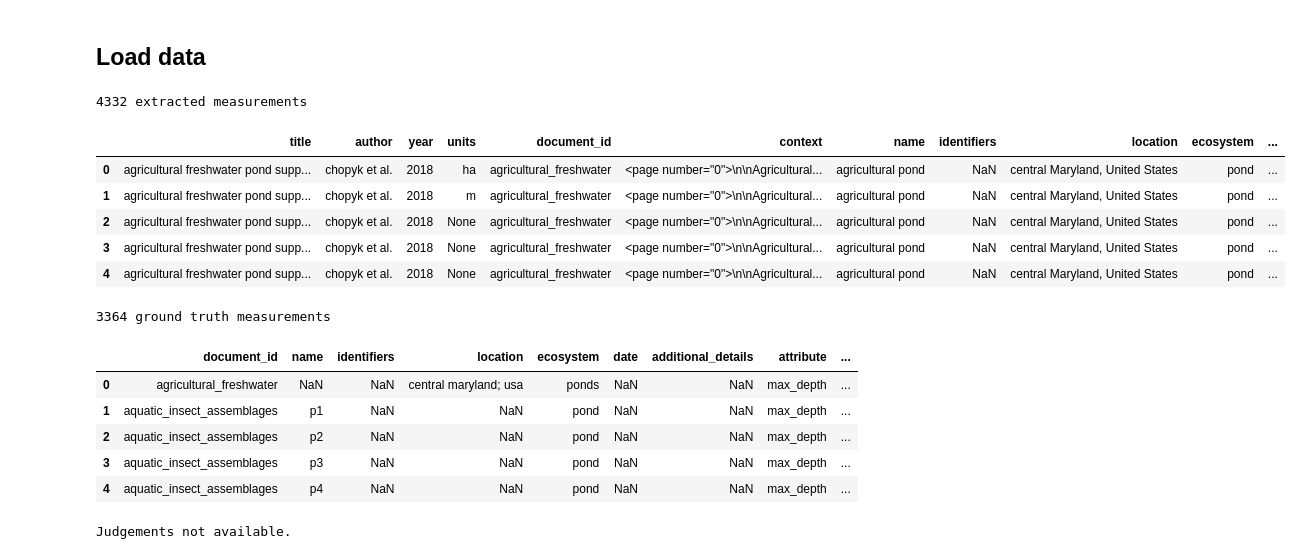
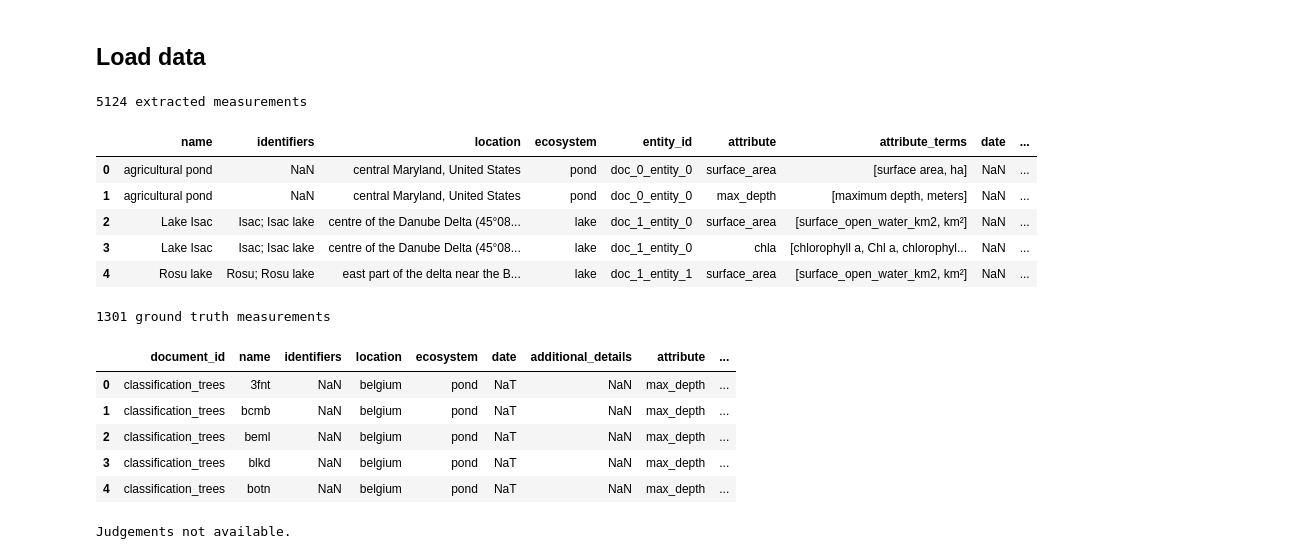
Before and after one commit to kevinqnb/scholarlm, a Jupyter notebook: analysis/extraction_analysis.ipynb, the cells around one changed output. Cells and saved outputs as stored; diff of their text form; code cells hidden in the pictures.

```diff
--- a/analysis/extraction_analysis.ipynb
+++ b/analysis/extraction_analysis.ipynb
@@ -84,40 +83,39 @@ def normalize_superscripts(s: str) -> str:
 ## Load data
 # %%
 # ── Config ────────────────────────────────────────────────────────────────────
-DATASET = 'pond'
+DATASET = 'pond_ten'
 MODEL = 'gpt-oss-120b'
 EXTRACTION_DATE = '2026_05_01'  # set to None to use most recent run
 
 config = load_dataset_config(DATASET)
 # %%
-#records = load_extraction(DATASET, MODEL, EXTRACTION_DATE)
-records = load_ablation(DATASET, 1, MODEL, '2026_05_01')
+records = load_extraction(DATASET, MODEL, EXTRACTION_DATE)
 extraction_df = pd.DataFrame(records)
 extraction_df = apply_unit_conversion(extraction_df, {})
 extraction_df.loc[extraction_df.attribute == 'ph', 'units'] = 'None'
 print(f'{len(extraction_df)} extracted measurements')
 extraction_df.head()
 # %% [output]
-4332 extracted measurements
+5124 extracted measurements
-|  | title | author | year | units | document_id | context | name | identifiers | location | ecosystem | ... |
-| 0 | agricultural freshwater pond supp... | chopyk et al. | 2018 | ha | agricultural_freshwater | <page number="0">\n\nAgricultural... | agricultural pond | NaN | central Maryland, United States | pond | ... |
-| 1 | agricultural freshwater pond supp... | chopyk et al. | 2018 | m | agricultural_freshwater | <page number="0">\n\nAgricultural... | agricultural pond | NaN | central Maryland, United States | pond | ... |
-| 2 | agricultural freshwater pond supp... | chopyk et al. | 2018 | None | agricultural_freshwater | <page number="0">\n\nAgricultural... | agricultural pond | NaN | central Maryland, United States | pond | ... |
-| 3 | agricultural freshwater pond supp... | chopyk et al. | 2018 | None | agricultural_freshwater | <page number="0">\n\nAgricultural... | agricultural pond | NaN | central Maryland, United States | pond | ... |
-| 4 | agricultural freshwater pond supp... | chopyk et al. | 2018 | None | agricultural_freshwater | <page number="0">\n\nAgricultural... | agricultural pond | NaN | central Maryland, United States | pond | ... |
+|  | name | identifiers | location | ecosystem | entity_id | attribute | attribute_terms | date | ... |
+| 0 | agricultural pond | NaN | central Maryland, United States | pond | doc_0_entity_0 | surface_area | [surface area, ha] | NaN | ... |
+| 1 | agricultural pond | NaN | central Maryland, United States | pond | doc_0_entity_0 | max_depth | [maximum depth, meters] | NaN | ... |
+| 2 | Lake Isac | Isac; Isac lake | centre of the Danube Delta (45°08... | lake | doc_1_entity_0 | surface_area | [surface_open_water_km2, km²] | NaN | ... |
+| 3 | Lake Isac | Isac; Isac lake | centre of the Danube Delta (45°08... | lake | doc_1_entity_0 | chla | [chlorophyll a, Chl a, chlorophyl... | NaN | ... |
+| 4 | Rosu lake | Rosu; Rosu lake | east part of the delta near the B... | lake | doc_1_entity_1 | surface_area | [surface_open_water_km2, km²] | NaN | ... |
 # %%
 ground_truth_df = load_ground_truth(config)
 print(f'{len(ground_truth_df)} ground truth measurements')
 ground_truth_df.loc[ground_truth_df.attribute == 'ph', 'units'] = 'None'
 ground_truth_df.head()
 # %% [output]
-3364 ground truth measurements
+1301 ground truth measurements
 |  | document_id | name | identifiers | location | ecosystem | date | additional_details | attribute | ... |
-| 0 | agricultural_freshwater | NaN | NaN | central maryland; usa | ponds | NaN | NaN | max_depth | ... |
-| 1 | aquatic_insect_assemblages | p1 | NaN | NaN | pond | NaN | NaN | max_depth | ... |
-| 2 | aquatic_insect_assemblages | p2 | NaN | NaN | pond | NaN | NaN | max_depth | ... |
-| 3 | aquatic_insect_assemblages | p3 | NaN | NaN | pond | NaN | NaN | max_depth | ... |
-| 4 | aquatic_insect_assemblages | p4 | NaN | NaN | pond | NaN | NaN | max_depth | ... |
+| 0 | classification_trees | 3fnt | NaN | belgium | pond | NaT | NaN | max_depth | ... |
+| 1 | classification_trees | bcmb | NaN | belgium | pond | NaT | NaN | max_depth | ... |
+| 2 | classification_trees | beml | NaN | belgium | pond | NaT | NaN | max_depth | ... |
+| 3 | classification_trees | blkd | NaN | belgium | pond | NaT | NaN | max_depth | ... |
+| 4 | classification_trees | botn | NaN | belgium | pond | NaT | NaN | max_depth | ... |
 # %%
 try:
     judgements = load_combined_judgements(DATASET, MODEL, EXTRACTION_DATE)
```
Also changed, not shown: parts of 3 cells of this notebook, 8 other files.
